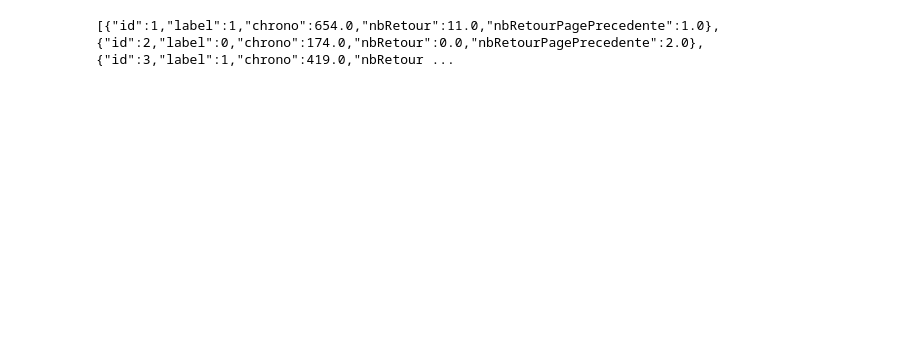
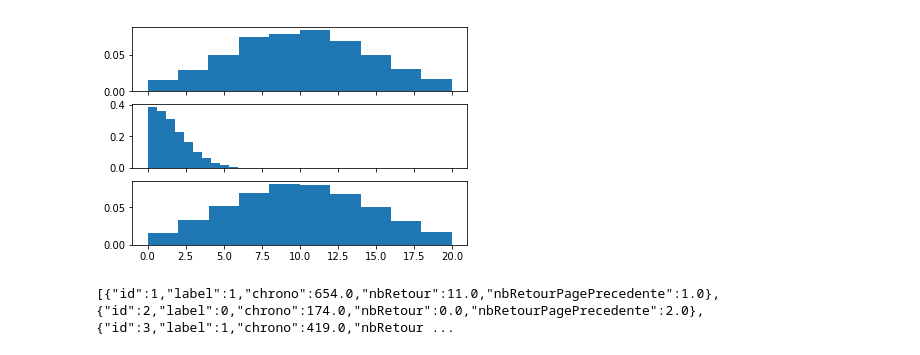
Before and after one commit to antonkad/workshop-ai, a Jupyter notebook: generateurEchantillon.ipynb, the cells around one changed output. Cells and saved outputs as stored; diff of their text form; code cells hidden in the pictures; blank space fills up the shorter version.

```diff
--- a/generateurEchantillon.ipynb
+++ b/generateurEchantillon.ipynb
@@ -66,3 +80,16 @@ owners.head()
+# %%
+nbRetourIncompetent = get_truncated_normal(mean=10, sd=5, low=0, upp=20)
+
+nbRetourPagePrecedenteCompetent = get_truncated_normal(mean=0, sd=2, low=0, upp=6)
+nbRetourPagePrecedenteIncompetent = get_truncated_normal(mean=10, sd=5, low=0, upp=20)
+
+fig, ax = plt.subplots(3, sharex=True)
+ax[0].hist(nbRetourIncompetent.rvs(10000), normed=True)
+ax[1].hist(nbRetourPagePrecedenteCompetent.rvs(10000), normed=True)
+ax[2].hist(nbRetourPagePrecedenteIncompetent.rvs(10000), normed=True)
+plt.show()
+# %% [output]
+[figure, added]
 # %%
 data = owners.reset_index().to_json(orient='records')
 print (data)
```
Also changed, not shown: parts of 2 cells of this notebook, 50 other files.
